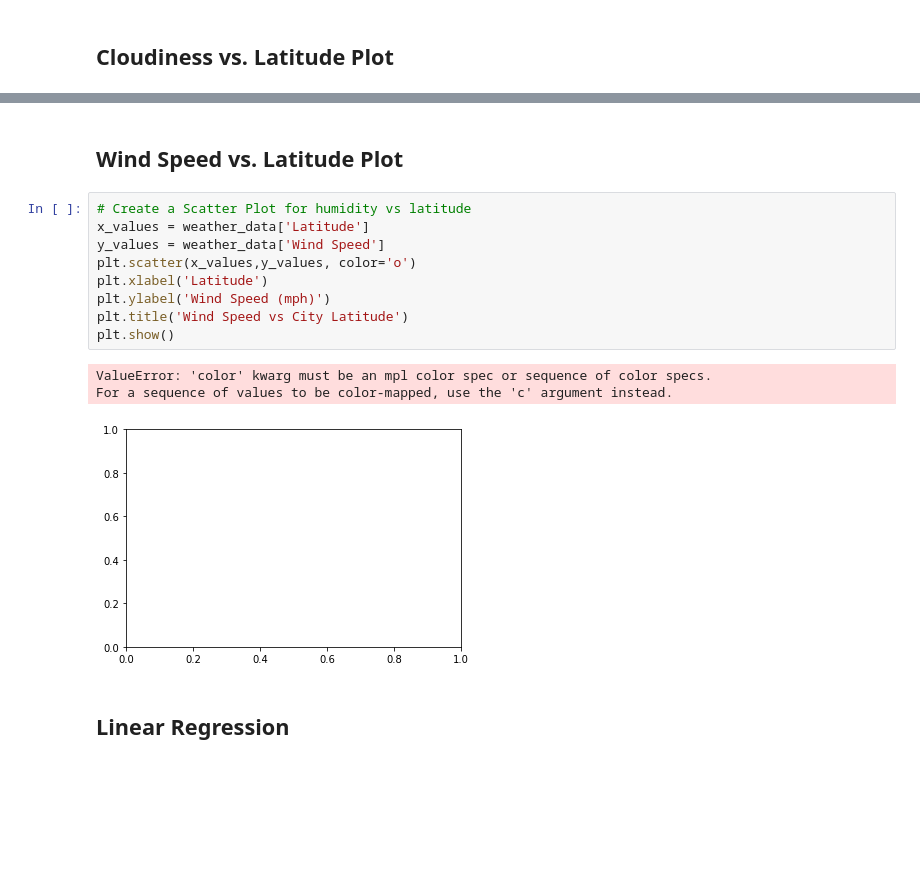
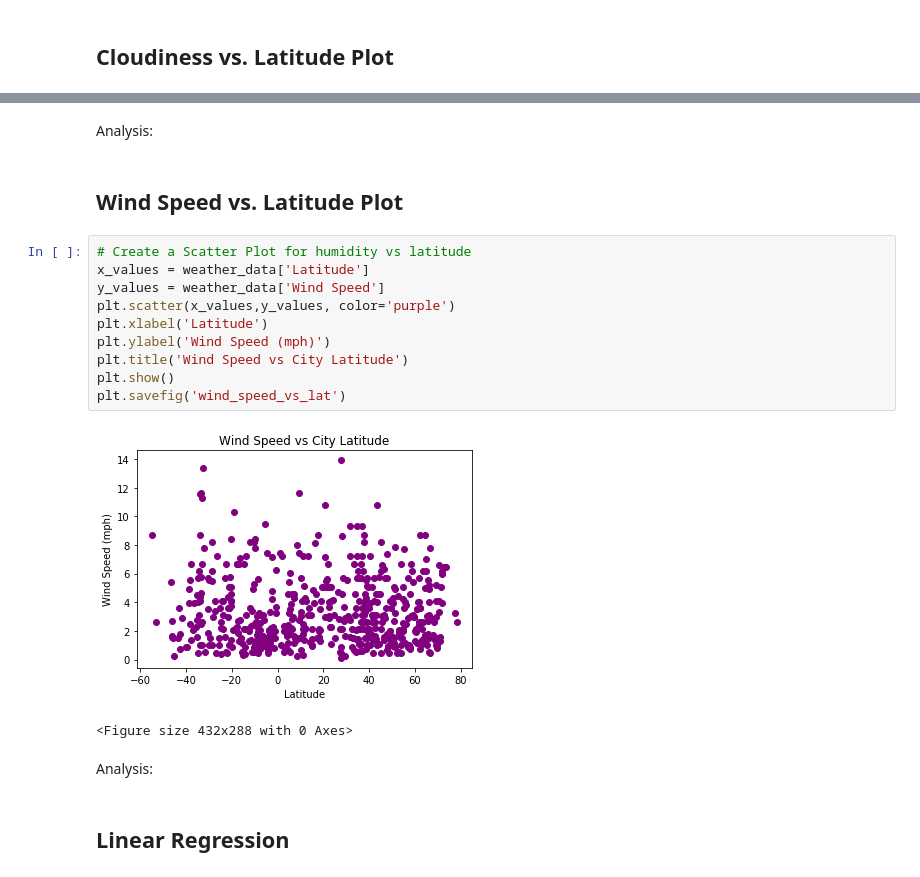
Before and after one commit to cdfencing/Python-API-Challenge, a Jupyter notebook: WeatherPy/WeatherPy.ipynb, the cells around one changed output, grey strips where cells are left out. Cells and saved outputs as stored; diff of their text form; blank space fills up the shorter version.

```diff
--- a/WeatherPy/WeatherPy.ipynb
+++ b/WeatherPy/WeatherPy.ipynb
@@ -238,18 +244,22 @@ plt.show()
+# %% [markdown]
+Analysis:
 # %% [markdown]
 ## Wind Speed vs. Latitude Plot
 # %%
 # Create a Scatter Plot for humidity vs latitude
 x_values = weather_data['Latitude']
 y_values = weather_data['Wind Speed']
-plt.scatter(x_values,y_values, color='o')
+plt.scatter(x_values,y_values, color='purple')
 plt.xlabel('Latitude')
 plt.ylabel('Wind Speed (mph)')
 plt.title('Wind Speed vs City Latitude')
 plt.show()
+plt.savefig('wind_speed_vs_lat')
 # %% [output]
+[figure, new version]
-ValueError: 'color' kwarg must be an mpl color spec or sequence of color specs.
-For a sequence of values to be color-mapped, use the 'c' argument instead.
+<Figure size 432x288 with 0 Axes>
-[figure, old version]
+# %% [markdown]
+Analysis:
 # %% [markdown]
 ## Linear Regression
 # %%
```
Also changed, not shown: parts of 7 cells of this notebook, 4 other files.
